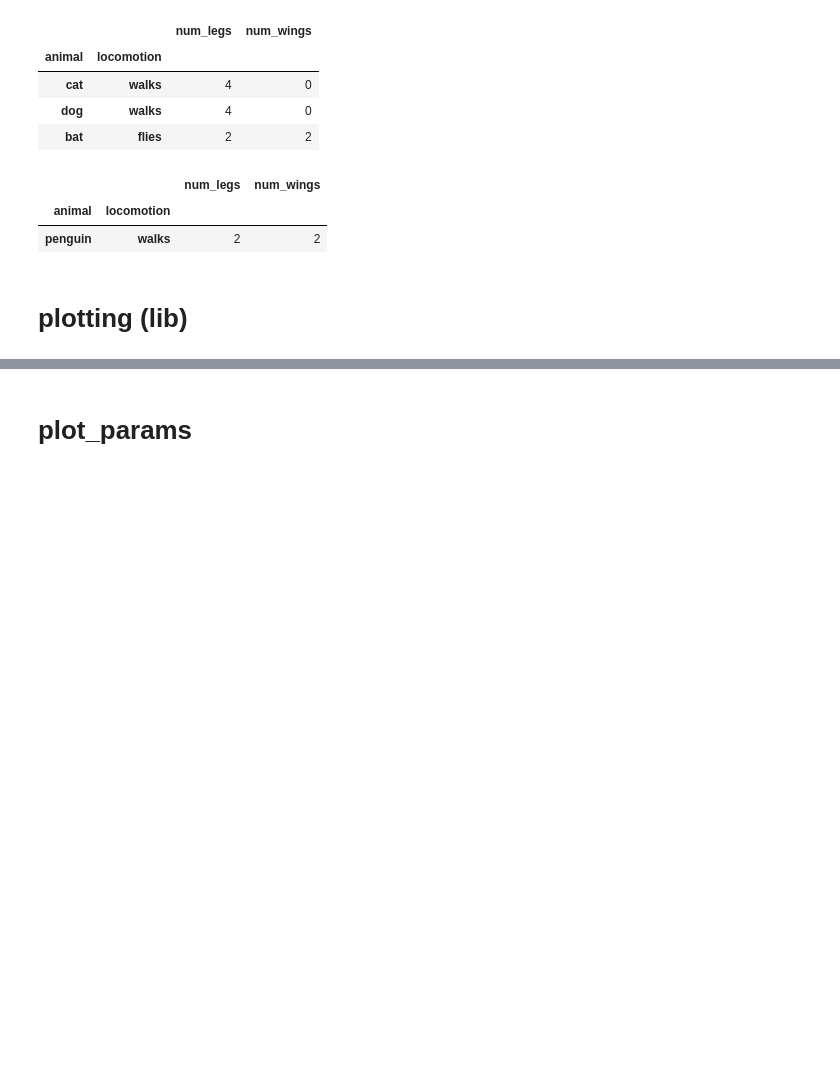
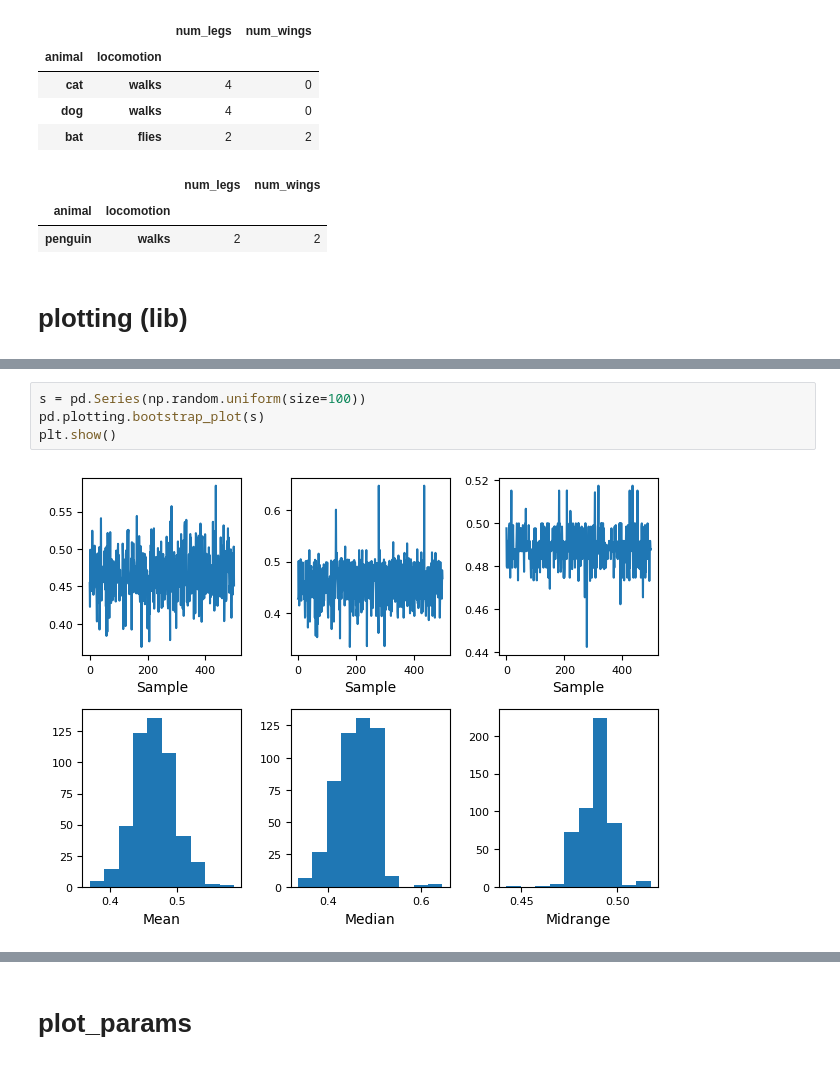
Before and after one commit to sangthebui/EDA, a Jupyter notebook: pandas_walkthrough.ipynb, the cells around one changed output, grey strips where cells are left out. Cells and saved outputs as stored; diff of their text form; blank space fills up the shorter version.

```diff
--- a/pandas_walkthrough.ipynb
+++ b/pandas_walkthrough.ipynb
@@ -4588,2 +4607,8 @@ display(df.xs('bird'))
+# %%
+s = pd.Series(np.random.uniform(size=100))
+pd.plotting.bootstrap_plot(s)
+plt.show()
+# %% [output]
+[figure, added]
 # %% [markdown]
 # boxplot
```
Also changed, not shown: parts of 27 cells of this notebook, 3 other files.
